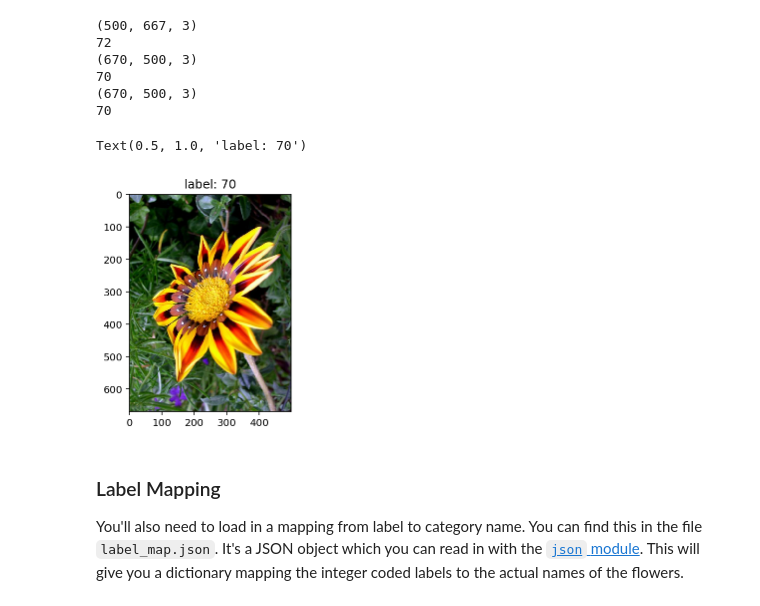
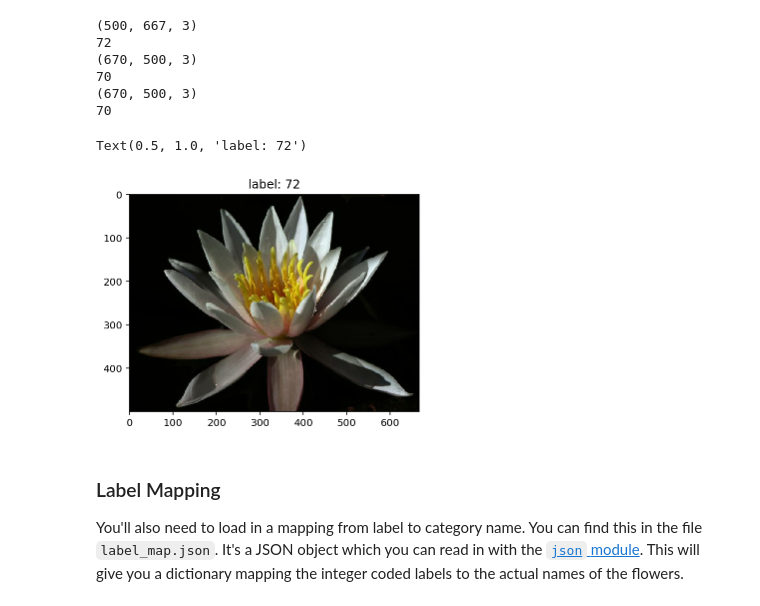
Before and after one commit to jeremymcit/Udacity, a Jupyter notebook: Project_Image_Classifier_Project.ipynb, the cells around one changed output. Cells and saved outputs as stored; diff of their text form; code cells hidden in the pictures.

```diff
--- a/Project_Image_Classifier_Project.ipynb
+++ b/Project_Image_Classifier_Project.ipynb
@@ -146,12 +146,12 @@ print(third_image[1].numpy())
 70
 # %%
 # TODO: Plot 1 image from the training set.
-plt.imshow(second_image[0])
+plt.imshow(first_image[0])
 # Set the title of the plot to the corresponding image label.
-plt.title("label: " + str(second_image[1].numpy()))
+plt.title("label: " + str(first_image[1].numpy()))
 # %% [output]
-Text(0.5, 1.0, 'label: 70')
+Text(0.5, 1.0, 'label: 72')
-[figure, old version]
+[figure, new version]
 # %% [markdown]
 ### Label Mapping
 
```
Also changed, not shown: parts of 24 cells of this notebook.
